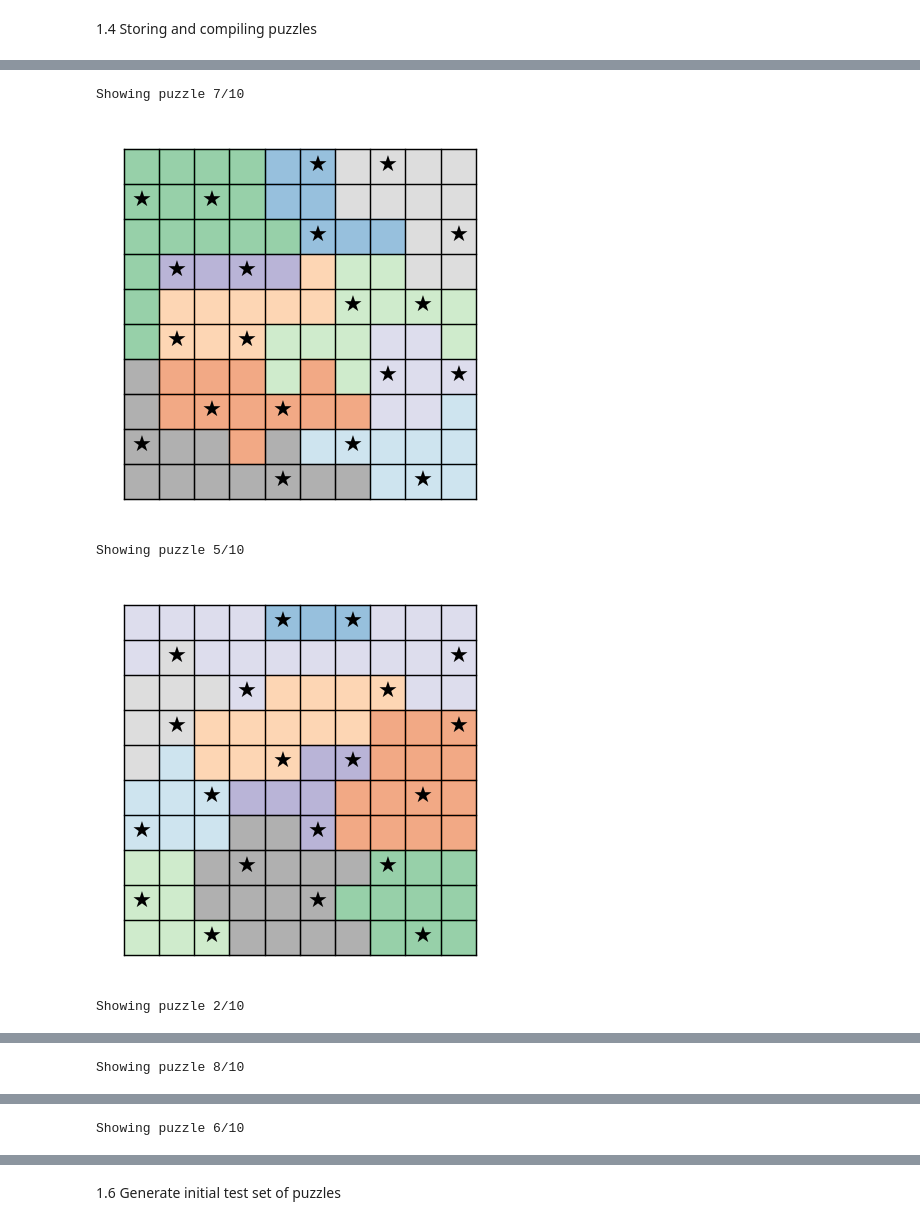
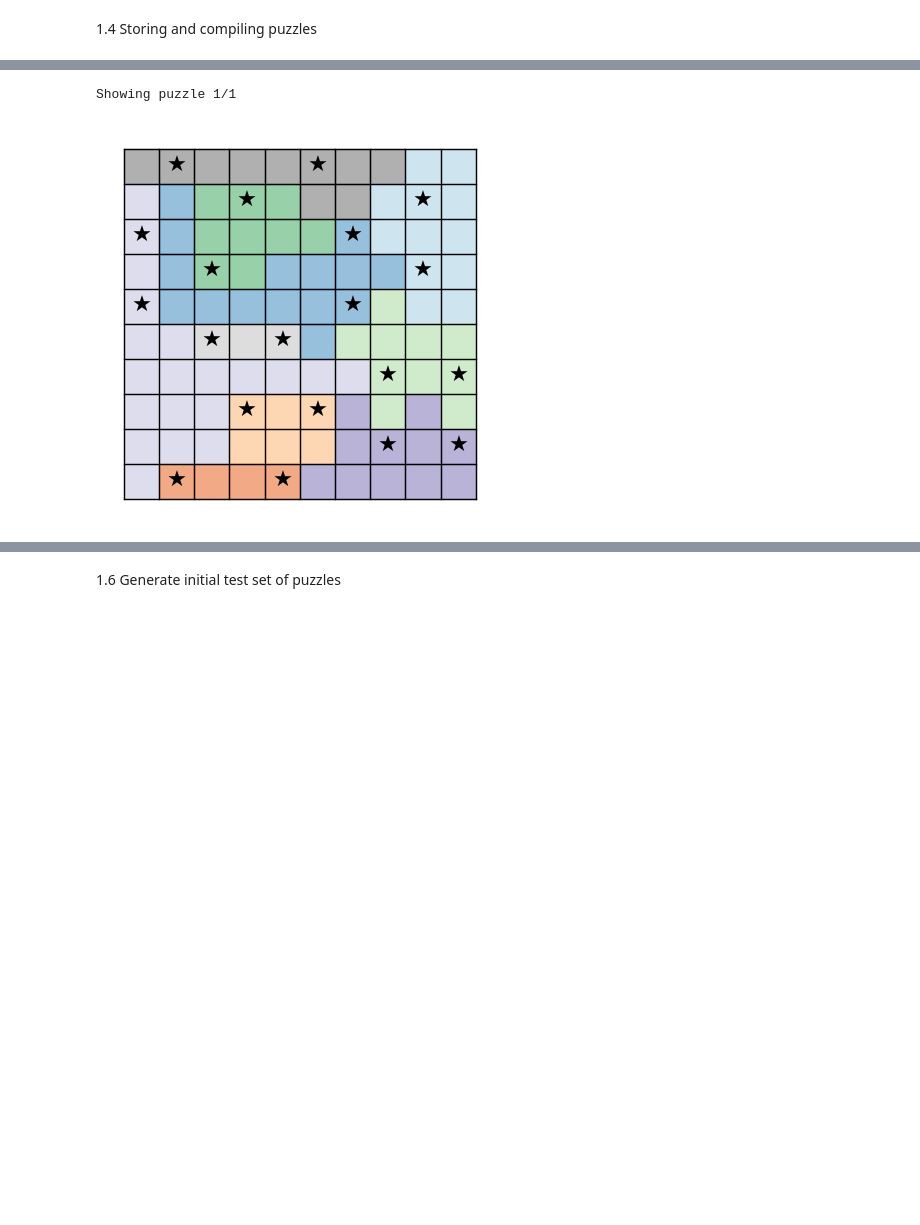
Before and after one commit to smjw/StarBattle, a Jupyter notebook: generate.ipynb, the cells around one changed output, grey strips where cells are left out. Cells and saved outputs as stored; diff of their text form; code cells hidden in the pictures; blank space fills up the shorter version.

```diff
--- a/generate.ipynb
+++ b/generate.ipynb
@@ -807,7 +807,7 @@ visualize_star_battle(puzzle, solution)
 # %% [markdown]
 1.4 Storing and compiling puzzles
 # %%
-num_puzzles = 20
+num_puzzles = 1
 puzzles = []
 solutions = []
 unique_puzzles = set()
@@ -907,19 +908,16 @@ def visualize_star_battle(puzzle, solution=None):
 # %%
 # Load the dataset
 data = np.load("star_battle_dataset.npz", allow_pickle=True)
 puzzles = data["puzzles"]
 solutions = data["solutions"]
 
 # Pick 5 random indices
-some_puzzles = random.sample(range(len(puzzles)), 5)
+some_puzzles = random.sample(range(len(puzzles)), 1)
 
 # Show 5 random puzzles
 for i in some_puzzles:
     print(f"Showing puzzle {i+1}/{len(puzzles)}")
     visualize_star_battle(puzzles[i], solutions[i])
 # %% [output]
-Showing puzzle 7/10
+Showing puzzle 1/1
-[figure, old version]
+[figure, new version]
-Showing puzzle 5/10
-[figure, removed]
-Showing puzzle 2/10
@@ -927 +923,0 @@ Showing puzzle 2/10
-Showing puzzle 8/10
@@ -929 +923,0 @@ Showing puzzle 8/10
-Showing puzzle 6/10
```
Also changed, not shown: parts of 15 cells of this notebook, 1 other file.
